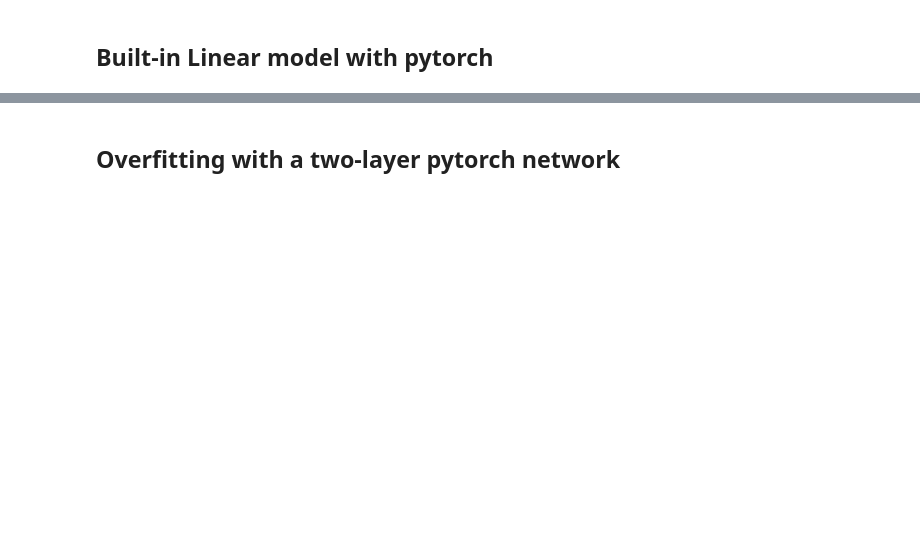
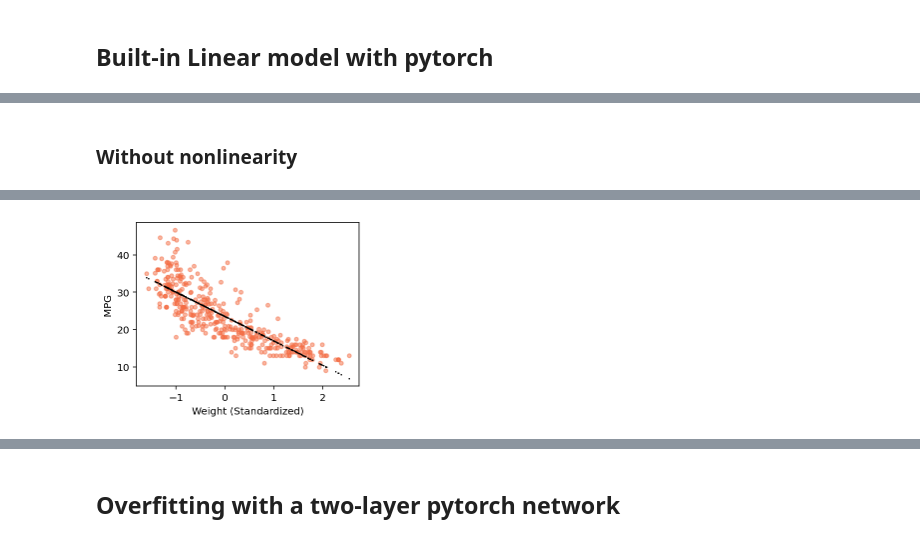
Before and after one commit to parrt/fundamentals-of-deep-learning, a Jupyter notebook: notebooks/cars.ipynb, the cells around one changed output, grey strips where cells are left out. Cells and saved outputs as stored; diff of their text form; code cells hidden in the pictures; blank space fills up the shorter version.

```diff
--- a/notebooks/cars.ipynb
+++ b/notebooks/cars.ipynb
@@ -327,9 +319,11 @@ Unless we add relu or sigmoid, 2 models chained is same as one: it's a line.
 # %%
-def show(model, X=df_cars.WGT, Y=df_cars.MPG):
+def mshow(model, X=df_cars.WGT, Y=df_cars.MPG):
     fig, ax = plt.subplots(figsize=(4,3))
 
+    with torch.no_grad():
+        y_pred = model(X)
     ax.scatter(X, Y, s=15, color='#F46C43', alpha=.5)
-    ax.scatter(X, model(X), lw=.5, color='black', s=1)
+    ax.scatter(X, y_pred, lw=.5, color='black', s=1)
     if sum(X)/len(X)<1.0:
         ax.set_xlabel("Weight (Standardized)")
     else:
@@ -388,0 +350,12 @@ LAST      MSE loss       17.784 MAE     3.15
+# %% [markdown]
+### Without nonlinearity
+# %%
+model = nn.Sequential(
+    nn.Linear(1, 1), # each instance has 1 value, spit out 1 values
+    nn.Linear(1, 1)
+)
+
+train(model, learning_rate=2.1, nepochs=100)
+
+mshow(model, X=X, Y=df_cars.MPG)
+# %% [output]
@@ -388,0 +374 @@ LAST      MSE loss       17.784 MAE     3.15
+[figure, added]
```
Also changed, not shown: parts of 23 cells of this notebook.
